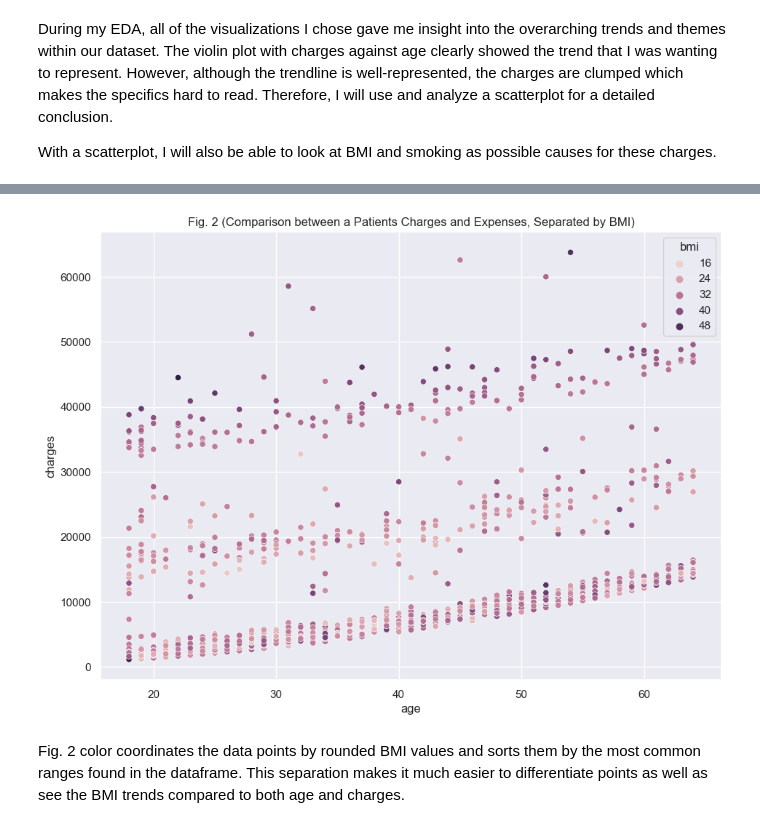
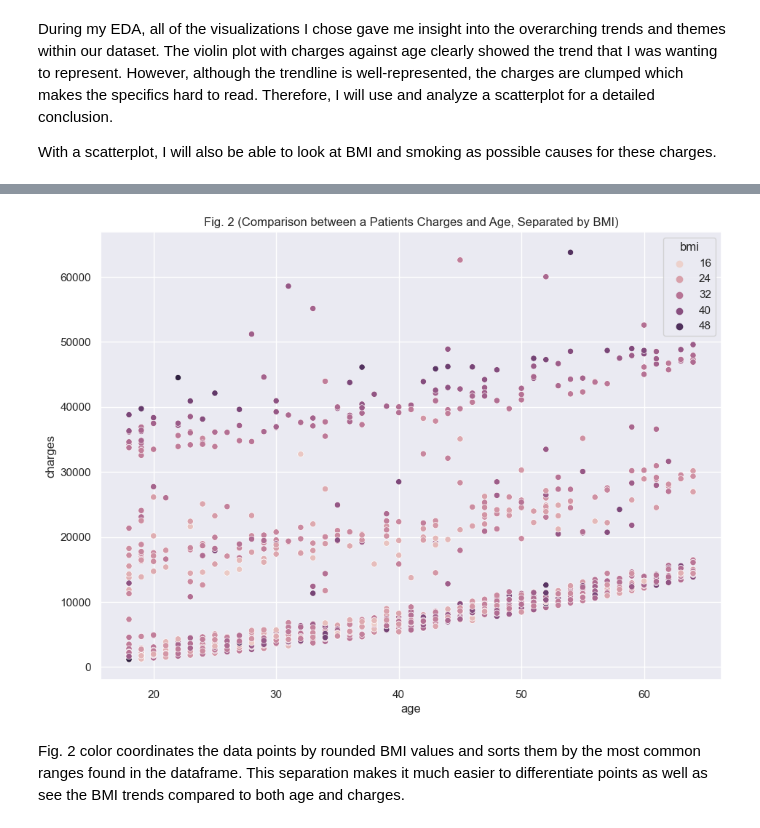
Before and after one commit to ubco-W2022T1-cosc301/project-group44, a Jupyter notebook: notebooks/analysis2.ipynb, the cells around one changed output, grey strips where cells are left out. Saved outputs shown, nothing was run; the diff lists cells and outputs as text; code cells hidden in the pictures.

```diff
--- a/notebooks/analysis2.ipynb
+++ b/notebooks/analysis2.ipynb
@@ -273,9 +274,9 @@ Using the same plot, I can add BMI in as a factor and see if that had a visible
 # %%
 b = sns.scatterplot(data = cleanData, x ='age', y = 'charges', hue = 'bmi')
-plt.title('Fig. 2 (Comparison between a Patients Charges and Expenses, Separated by BMI)')
+plt.title('Fig. 2 (Comparison between a Patients Charges and Age, Separated by BMI)')
 b = sns.set(rc={'figure.figsize':(11,8)})
 # %% [output]
-[figure, old version]
+[figure, new version]
 # %% [markdown]
 Fig. 2 color coordinates the data points by rounded BMI values and sorts them by the most common ranges found in the dataframe. This separation makes it much easier to differentiate points as well as see the BMI trends compared to both age and charges.
 # %%
```
Also changed, not shown: parts of 6 cells of this notebook, 7 other files.
